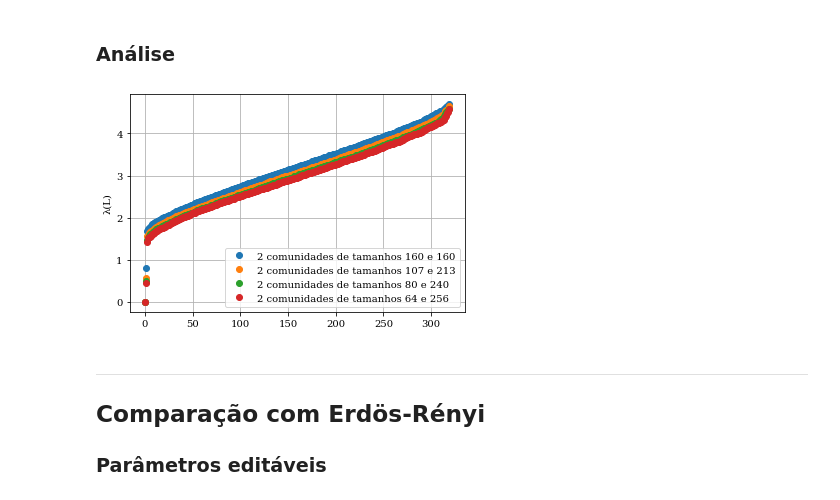
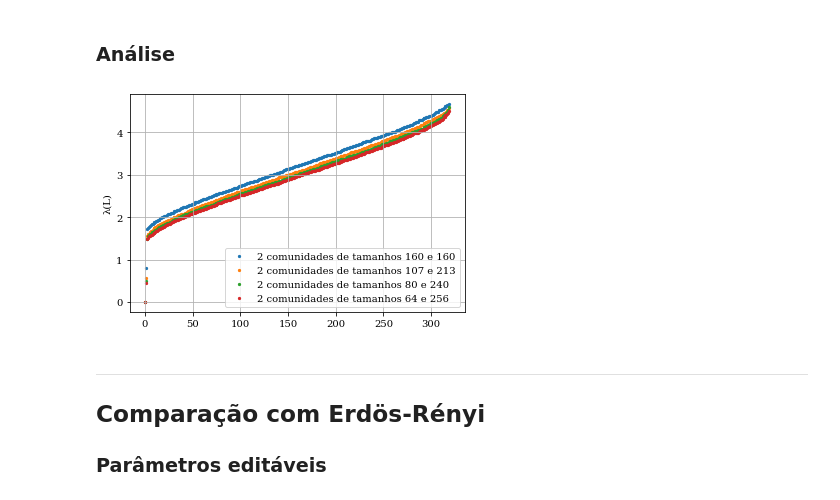
Before and after one commit to gitoso-College-Projects-ITA-2021/CT-236, a Jupyter notebook: Lab3/girvan-newman.ipynb, the cells around one changed output. Saved outputs shown, nothing was run; the diff lists cells and outputs as text; code cells hidden in the pictures.

```diff
--- a/Lab3/girvan-newman.ipynb
+++ b/Lab3/girvan-newman.ipynb
@@ -350,7 +434,7 @@ while z_in < Z:
 
 for value in eig_values:
     idx = [*range(len(value))]
-    plt.plot(idx, value, 'o')
+    plt.scatter(idx, value, s=5)
 
 #plt.title("Coeficiente de agrupamento (CC) em função de n^(-3/4)")
 plt.ylabel("λ(L)")
@@ -422,7 +506,7 @@ while z_in < Z:
 
 for value in eig_values:
     idx = [*range(len(value))]
-    plt.plot(idx, value, 'o')
+    plt.scatter(idx, value, s=5)
 
 #plt.title("Coeficiente de agrupamento (CC) em função de n^(-3/4)")
 plt.ylabel("λ(L)")
@@ -494,7 +578,7 @@ while z_in < Z:
 
 for value in eig_values:
     idx = [*range(len(value))]
-    plt.plot(idx, value, 'o')
+    plt.scatter(idx, value, s=5)
 
 #plt.title("Coeficiente de agrupamento (CC) em função de n^(-3/4)")
 plt.ylabel("λ(L)")
@@ -569,7 +653,7 @@ for size in communities_sizes:
 
     idx = [*range(len(avg_w))]
     subtitles.append(str(len(size)) + ' comunidades de ' + str(size[0]) + ' elementos')
-    plt.plot(idx, avg_w, 'o')
+    plt.scatter(idx, avg_w, s=5)
 
 #plt.title("Coeficiente de agrupamento (CC) em função de n^(-3/4)")
 plt.ylabel("λ(L)")
@@ -616,35 +700,35 @@ for size in communities_sizes:
 
         # Calcular os autovalores/autovetores
         L = g.laplacian()
 
         # Propriedades espectrais
         a = np.array(L)
         w, v = np.linalg.eig(a)
         w.sort()
         avg_w += w
         avg_fid += w[1]
 
     # Calcula a média das simulações
     avg_w = avg_w / num_simulations
     avg_fid = avg_fid / num_simulations
 
     idx = [*range(len(avg_w))]
     subtitles.append('2 comunidades de tamanhos ' + str(size[0]) + ' e ' + str(size[1]))
-    plt.plot(idx, avg_w, 'o')
+    plt.scatter(idx, avg_w, s=5)
 
 #plt.title("Coeficiente de agrupamento (CC) em função de n^(-3/4)")
 plt.ylabel("λ(L)")
 
 # Style
 plt.rcParams["font.family"] = "serif"
 plt.grid(True)
 plt.legend(subtitles)
 plt.title('')
 
 plt.savefig('plots/com-prop.png', dpi=400)
 plt.show()
 # %% [output]
-[figure, old version]
+[figure, new version]
 # %% [markdown]
 ---
 ## Comparação com Erdös-Rényi
```
Also changed, not shown: parts of 32 cells of this notebook, 23 other files.
